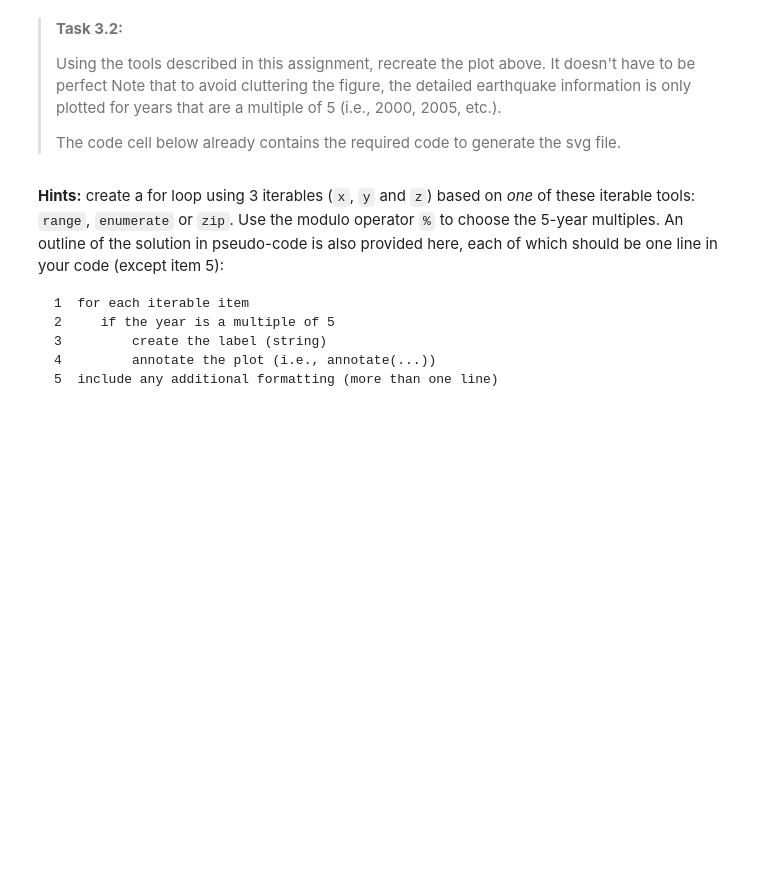
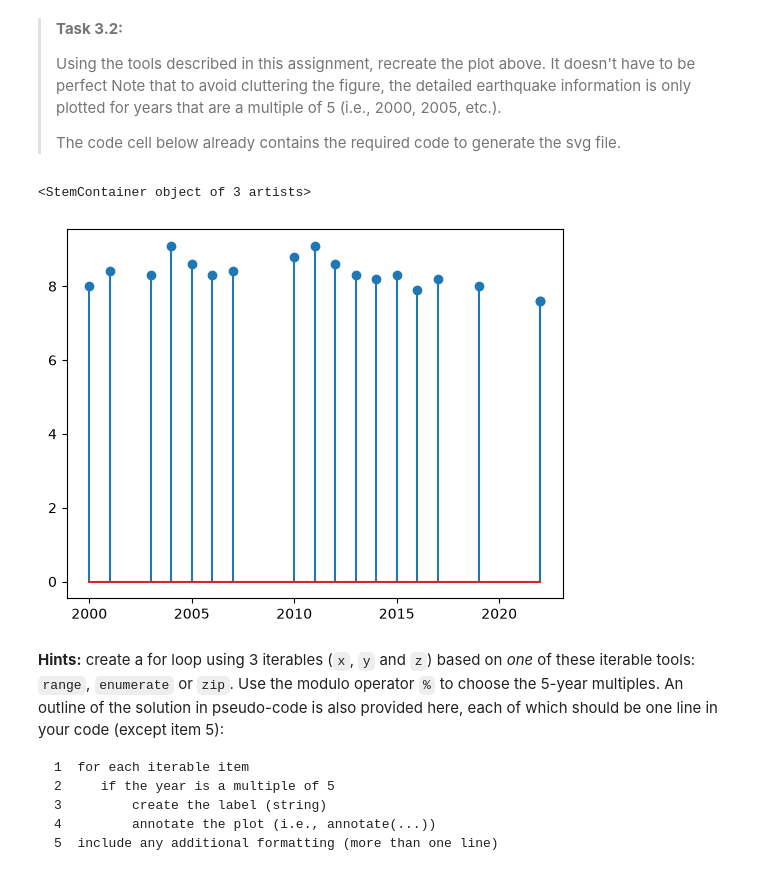
Before and after one commit to avandevelde12/PA2.3, a Jupyter notebook: 3_stem_plots.ipynb, the cells around one changed output. Saved outputs shown, nothing was run; the diff lists cells and outputs as text; code cells hidden in the pictures; blank space fills up the shorter version.

```diff
--- a/3_stem_plots.ipynb
+++ b/3_stem_plots.ipynb
@@ -59,6 +61,11 @@ We can visualize the data in the following figure. Can you find an easy way to r
 > Using the tools described in this assignment, recreate the plot above. It doesn't have to be perfect Note that to avoid cluttering the figure, the detailed earthquake information is only plotted for years that are a multiple of 5 (i.e., 2000, 2005, etc.).
 >
 > The code cell below already contains the required code to generate the svg file.
+# %%
+plt.stem(year, magn)
+# %% [output]
+<StemContainer object of 3 artists>
+[figure, added]
 # %% [markdown]
 
 **Hints:** create a for loop using 3 iterables (`x`, `y` and `z`) based on _one_ of these iterable tools: `range`, `enumerate` or `zip`. Use the modulo operator `%` to choose the 5-year multiples. An outline of the solution in pseudo-code is also provided here, each of which should be one line in your code (except item 5):
```
Also changed, not shown: parts of 3 cells of this notebook, 4 other files.
